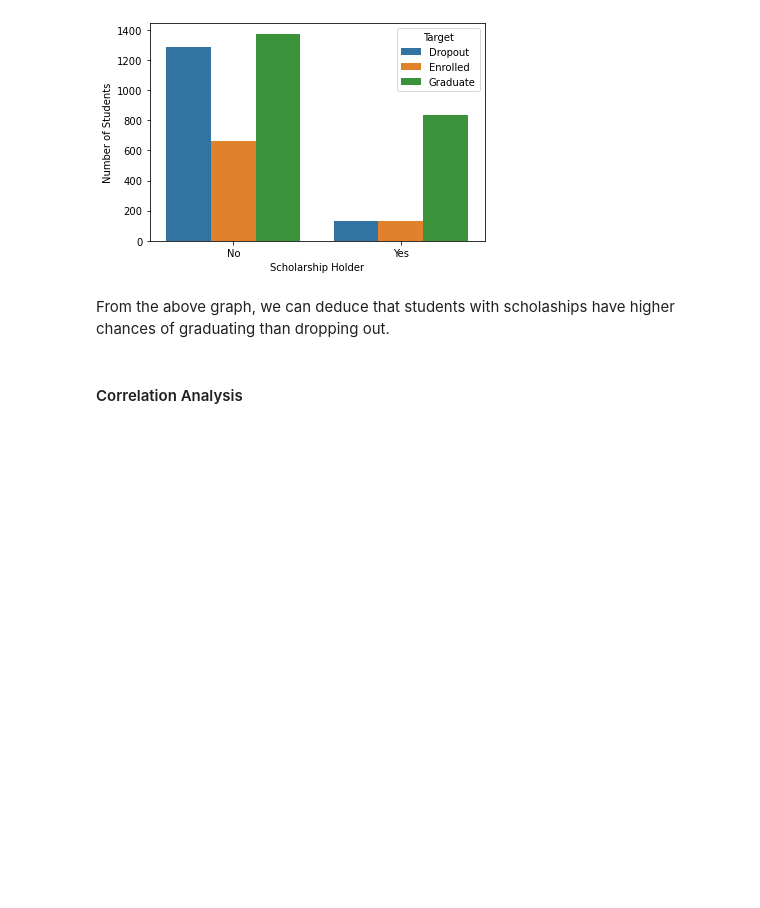
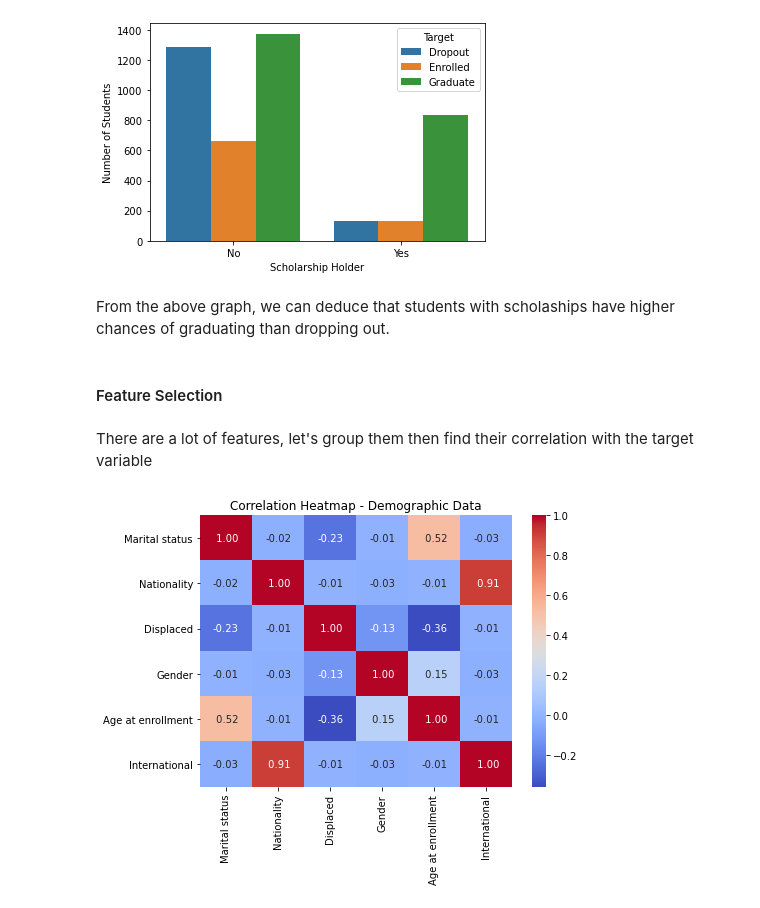
Before and after one commit to sophia14324/Predict-Student-s-Dropout-and-Academic-Success-Using-ML-techniques, a Jupyter notebook: student dropout.ipynb, the cells around one changed output. Cells and saved outputs as stored; diff of their text form; code cells hidden in the pictures; blank space fills up the shorter version.

```diff
--- a/student dropout.ipynb
+++ b/student dropout.ipynb
@@ -327,5 +364,40 @@ plt.show()
 [figure]
 # %% [markdown]
 From the above graph, we can deduce that students with scholaships have higher chances of graduating than dropping out.
-# %% [markdown]
-#### Correlation Analysis
+# %% [markdown]
+#### Feature Selection
+# %% [markdown]
+There are a lot of features, let's group them then find their correlation with the target variable
+# %%
+# Demographic data
+
+demo_data = students[["Marital status", "Nationality", "Displaced", "Gender", "Age at enrollment", "International", "Target"]]
+
+# Socio-economic data
+se_data = students[["Mother's qualification", "Father's qualification", "Mother's occupation", "Father's occupation", "Educational special needs", "Debtor", "Tuition fees up to date", "Scholarship holder", "Target"]]
+
+# Macro-economic Enrollment Data
+me_data = students[['Unemployment rate', 'Inflation rate', 'GDP', 'Application mode', 'Application order', 'Course', 'Daytime/evening attendance', 'Previous qualification', 'Target']]
+
+# Academic data
+academic_data = students[['Curricular units 1st sem (credited)',
+       'Curricular units 1st sem (enrolled)',
+       'Curricular units 1st sem (evaluations)',
+       'Curricular units 1st sem (approved)',
+       'Curricular units 1st sem (grade)',
+       'Curricular units 1st sem (without evaluations)',
+       'Curricular units 2nd sem (credited)',
+       'Curricular units 2nd sem (enrolled)',
+       'Curricular units 2nd sem (evaluations)',
+       'Curricular units 2nd sem (approved)',
+       'Curricular units 2nd sem (grade)',
+       'Curricular units 2nd sem (without evaluations)', 'Target']]
+# %%
+# Correlation Matric for Demographic data
+
+plt.figure(figsize=(7,5))
+sns.heatmap(demo_data.corr(), annot=True, cmap='coolwarm', fmt=' .2f')
+plt.title('Correlation Heatmap - Demographic Data')
+plt.show()
+# %% [output]
+[figure, added]
```
Also changed, not shown: parts of 23 cells of this notebook.
